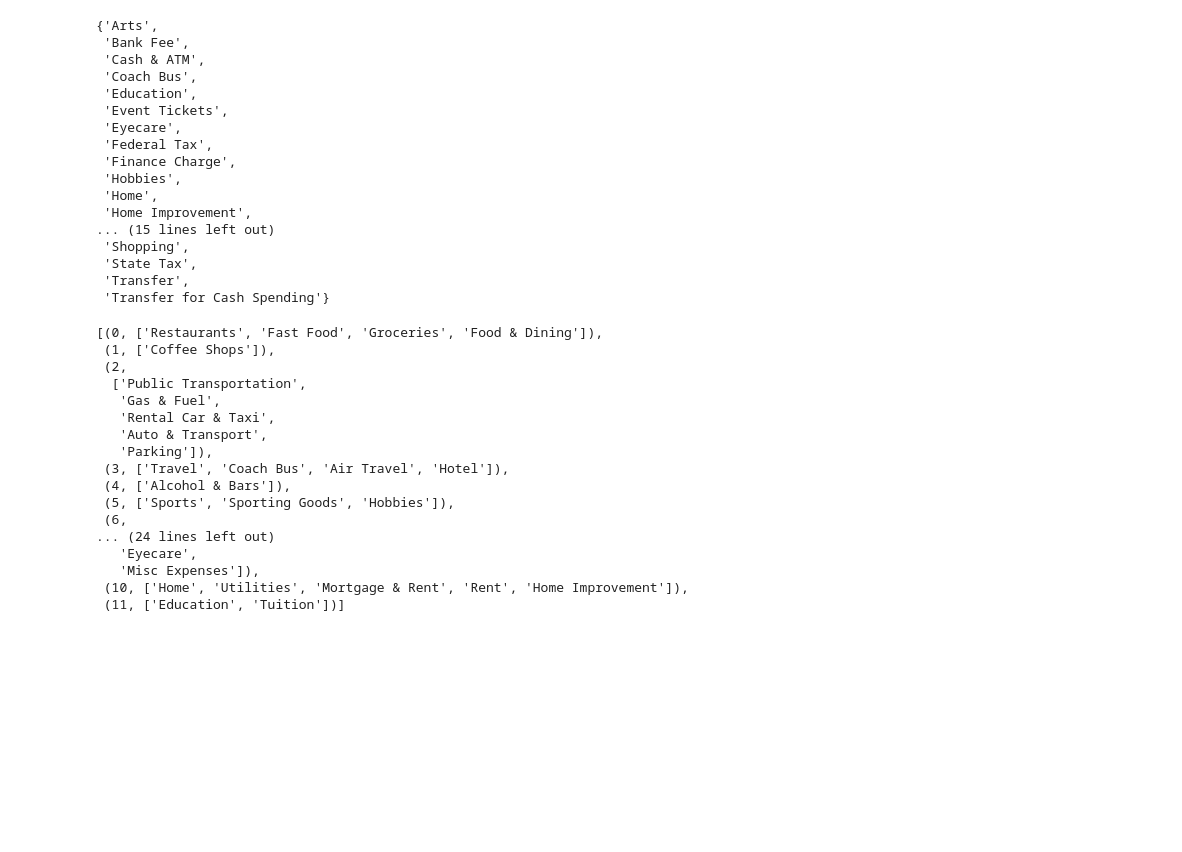
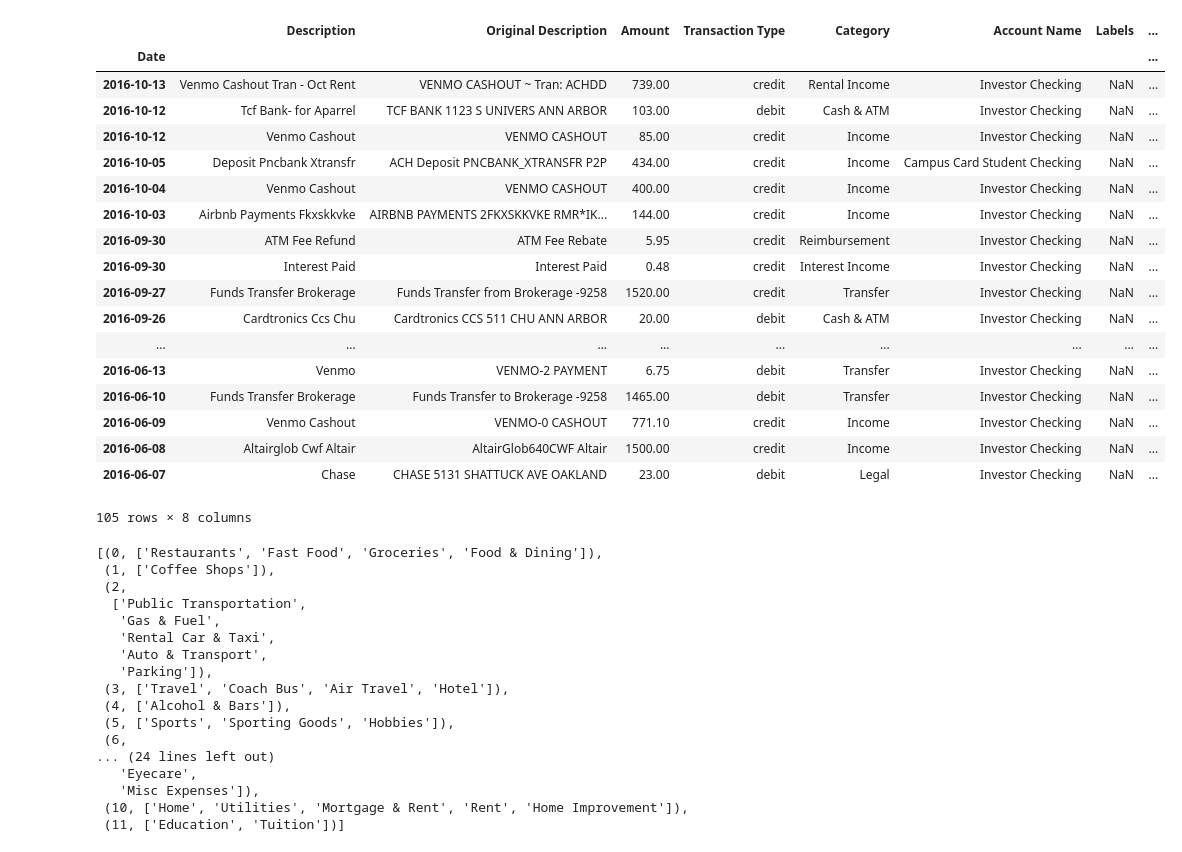
Before and after one commit to smaroukis/finance_app, a Jupyter notebook: Week_3_analysis.ipynb, the cells around one changed output. Saved outputs shown, nothing was run; the diff lists cells and outputs as text; code cells hidden in the pictures; blank space fills up the shorter version.

```diff
--- a/Week_3_analysis.ipynb
+++ b/Week_3_analysis.ipynb
@@ -37,25 +37,29 @@ allcats = food+coffee+transport+travel+drinks+sport + shopping+ entertainment+fe
 # Test this: what categories aren't in allcats?
 expenses_user = list(itertools.chain(*llexpenses)) # use itertools module to iterate over flattened list
 expenses = df.Category.unique().tolist() # all categories
-set(expenses_user) ^ set(expenses) # now write a test for this
+extra = set(expenses_user) ^ set(expenses) # now write a test for this
-# %% [output]
-{'Arts',
- 'Bank Fee',
- 'Cash & ATM',
- 'Coach Bus',
- 'Education',
- 'Event Tickets',
- 'Eyecare',
- 'Federal Tax',
- 'Finance Charge',
- 'Hobbies',
- 'Home',
- 'Home Improvement',
-... (15 lines left out)
- 'Shopping',
- 'State Tax',
- 'Transfer',
- 'Transfer for Cash Spending'}
+# %%
+df[df.Category.isin(extra)]
+# %% [output]
+|  | Description | Original Description | Amount | Transaction Type | Category | Account Name | Labels | ... |
+| Date |  |  |  |  |  |  |  | ... |
+| 2016-10-13 | Venmo Cashout Tran - Oct Rent | VENMO CASHOUT ~ Tran: ACHDD | 739.00 | credit | Rental Income | Investor Checking | NaN | ... |
+| 2016-10-12 | Tcf Bank- for Aparrel | TCF BANK 1123 S UNIVERS ANN ARBOR | 103.00 | debit | Cash & ATM | Investor Checking | NaN | ... |
+| 2016-10-12 | Venmo Cashout | VENMO CASHOUT | 85.00 | credit | Income | Investor Checking | NaN | ... |
+| 2016-10-05 | Deposit Pncbank Xtransfr | ACH Deposit PNCBANK_XTRANSFR P2P | 434.00 | credit | Income | Campus Card Student Checking | NaN | ... |
+| 2016-10-04 | Venmo Cashout | VENMO CASHOUT | 400.00 | credit | Income | Investor Checking | NaN | ... |
+| 2016-10-03 | Airbnb Payments Fkxskkvke | AIRBNB PAYMENTS 2FKXSKKVKE RMR*IK... | 144.00 | credit | Income | Investor Checking | NaN | ... |
+| 2016-09-30 | ATM Fee Refund | ATM Fee Rebate | 5.95 | credit | Reimbursement | Investor Checking | NaN | ... |
+| 2016-09-30 | Interest Paid | Interest Paid | 0.48 | credit | Interest Income | Investor Checking | NaN | ... |
+| 2016-09-27 | Funds Transfer Brokerage | Funds Transfer from Brokerage -9258 | 1520.00 | credit | Transfer | Investor Checking | NaN | ... |
+| 2016-09-26 | Cardtronics Ccs Chu | Cardtronics CCS 511 CHU ANN ARBOR | 20.00 | debit | Cash & ATM | Investor Checking | NaN | ... |
+| ... | ... | ... | ... | ... | ... | ... | ... | ... |
+| 2016-06-13 | Venmo | VENMO-2 PAYMENT | 6.75 | debit | Transfer | Investor Checking | NaN | ... |
+| 2016-06-10 | Funds Transfer Brokerage | Funds Transfer to Brokerage -9258 | 1465.00 | debit | Transfer | Investor Checking | NaN | ... |
+| 2016-06-09 | Venmo Cashout | VENMO-0 CASHOUT | 771.10 | credit | Income | Investor Checking | NaN | ... |
+| 2016-06-08 | Altairglob Cwf Altair | AltairGlob640CWF Altair | 1500.00 | credit | Income | Investor Checking | NaN | ... |
+| 2016-06-07 | Chase | CHASE 5131 SHATTUCK AVE OAKLAND | 23.00 | debit | Legal | Investor Checking | NaN | ... |
+105 rows × 8 columns
 # %%
 list(enumerate(llexpenses))
 # %% [output]
```
Also changed, not shown: 1 other file.
